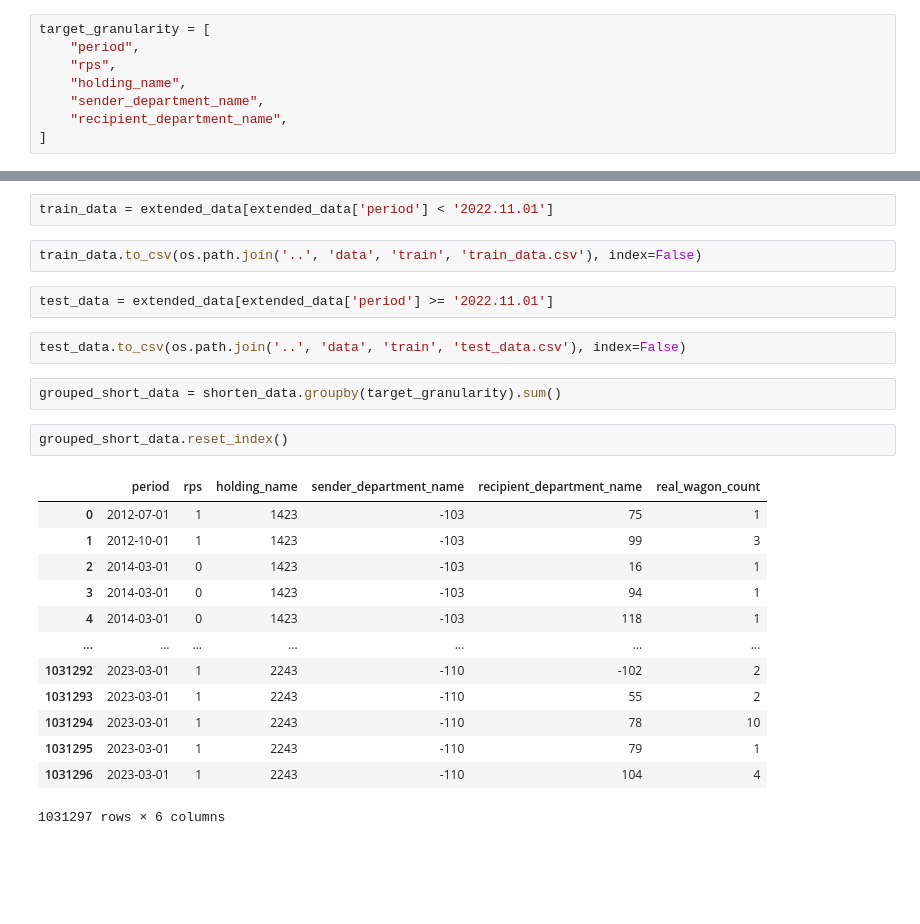
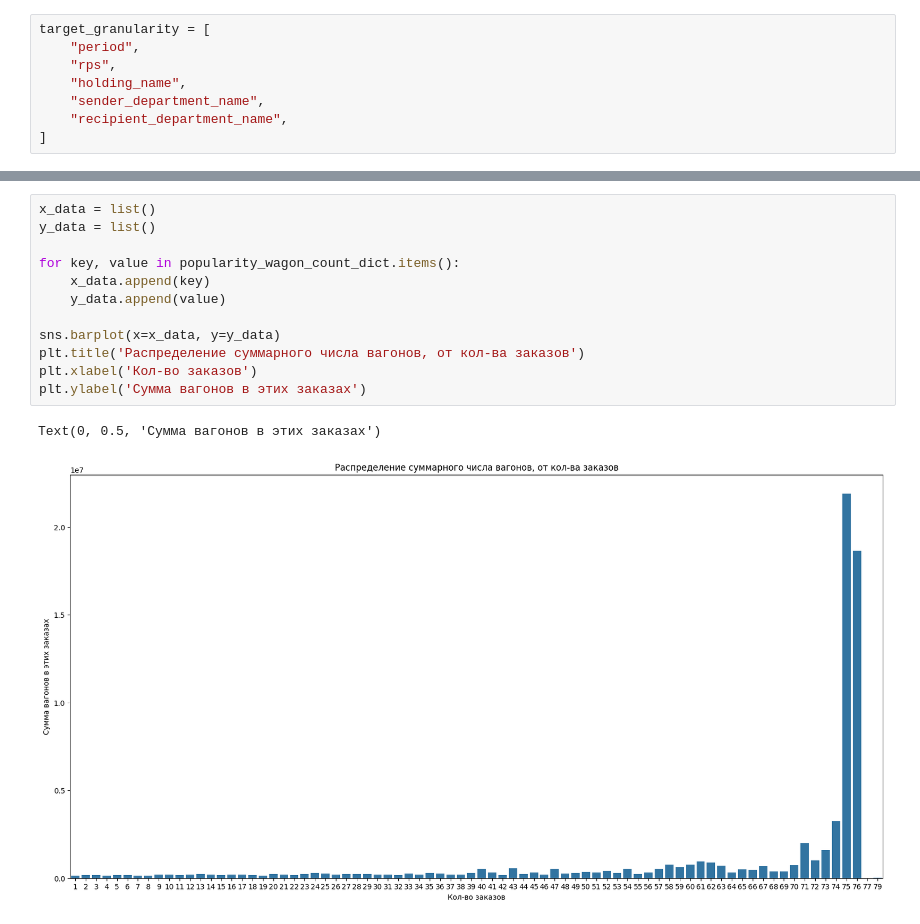
Before and after one commit to peragmat/datawagon, a Jupyter notebook: notebooks/EDA.ipynb, the cells around one changed output, grey strips where cells are left out. Cells and saved outputs as stored; diff of their text form; blank space fills up the shorter version.

```diff
--- a/notebooks/EDA.ipynb
+++ b/notebooks/EDA.ipynb
@@ -440,26 +275,15 @@ sorted(extended_data['period'].value_counts().index)
-# %%
-train_data = extended_data[extended_data['period'] < '2022.11.01']
-# %%
-train_data.to_csv(os.path.join('..', 'data', 'train', 'train_data.csv'), index=False)
-# %%
-test_data = extended_data[extended_data['period'] >= '2022.11.01']
-# %%
-test_data.to_csv(os.path.join('..', 'data', 'train', 'test_data.csv'), index=False)
-# %%
-grouped_short_data = shorten_data.groupby(target_granularity).sum()
-# %%
-grouped_short_data.reset_index()
-# %% [output]
-|  | period | rps | holding_name | sender_department_name | recipient_department_name | real_wagon_count |
-| 0 | 2012-07-01 | 1 | 1423 | -103 | 75 | 1 |
-| 1 | 2012-10-01 | 1 | 1423 | -103 | 99 | 3 |
-| 2 | 2014-03-01 | 0 | 1423 | -103 | 16 | 1 |
-| 3 | 2014-03-01 | 0 | 1423 | -103 | 94 | 1 |
-| 4 | 2014-03-01 | 0 | 1423 | -103 | 118 | 1 |
-| ... | ... | ... | ... | ... | ... | ... |
-| 1031292 | 2023-03-01 | 1 | 2243 | -110 | -102 | 2 |
-| 1031293 | 2023-03-01 | 1 | 2243 | -110 | 55 | 2 |
-| 1031294 | 2023-03-01 | 1 | 2243 | -110 | 78 | 10 |
-| 1031295 | 2023-03-01 | 1 | 2243 | -110 | 79 | 1 |
-| 1031296 | 2023-03-01 | 1 | 2243 | -110 | 104 | 4 |
-1031297 rows × 6 columns
+# %%
+x_data = list()
+y_data = list()
+
+for key, value in popularity_wagon_count_dict.items():
+    x_data.append(key)
+    y_data.append(value)
+
+sns.barplot(x=x_data, y=y_data)
+plt.title('Распределение суммарного числа вагонов, от кол-ва заказов')
+plt.xlabel('Кол-во заказов')
+plt.ylabel('Сумма вагонов в этих заказах')
+# %% [output]
+Text(0, 0.5, 'Сумма вагонов в этих заказах')
+[figure, added]
```
Also changed, not shown: parts of 22 cells of this notebook, 2 other files.
